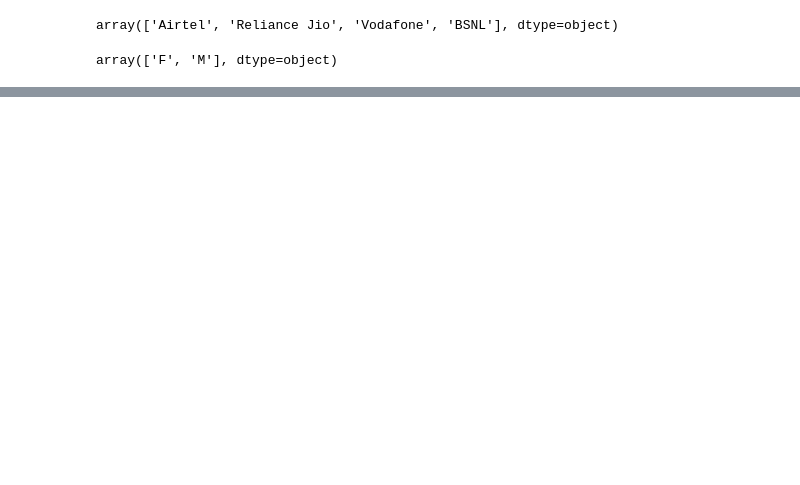
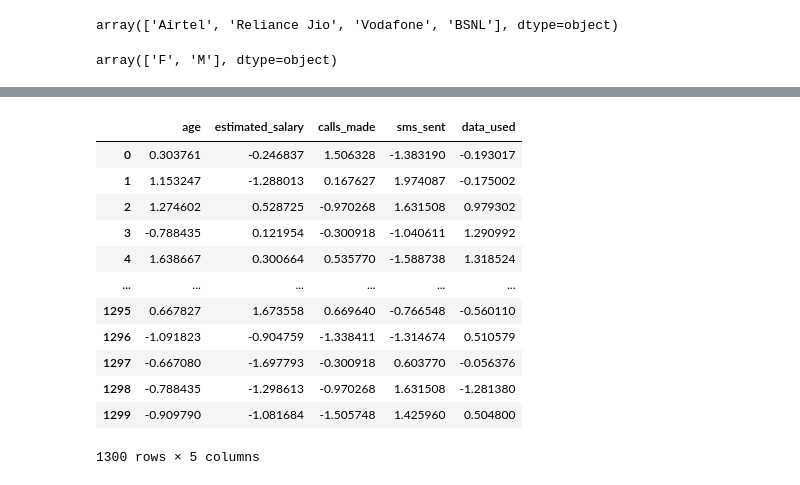
Before and after one commit to Nishchaypat/Fun-DS, a Jupyter notebook: HW2_template.ipynb, the cells around one changed output, grey strips where cells are left out. Saved outputs shown, nothing was run; the diff lists cells and outputs as text; code cells hidden in the pictures; blank space fills up the shorter version.

```diff
--- a/HW2_template.ipynb
+++ b/HW2_template.ipynb
@@ -118,0 +127,2 @@ array(['F', 'M'], dtype=object)
+# %%
+X_test_scaled = X_test.drop(columns=['telecom_partner', 'city', 'gender', 'num_dependents'])
@@ -118,0 +161,18 @@ array(['F', 'M'], dtype=object)
+# %%
+X_test_scaled = scaler.transform(X_test_scaled)
+X_test_scaled = pd.DataFrame(X_test_scaled, columns=X_train_scaled_columns)
+X_test_scaled
+# %% [output]
+|  | age | estimated_salary | calls_made | sms_sent | data_used |
+| 0 | 0.303761 | -0.246837 | 1.506328 | -1.383190 | -0.193017 |
+| 1 | 1.153247 | -1.288013 | 0.167627 | 1.974087 | -0.175002 |
+| 2 | 1.274602 | 0.528725 | -0.970268 | 1.631508 | 0.979302 |
+| 3 | -0.788435 | 0.121954 | -0.300918 | -1.040611 | 1.290992 |
+| 4 | 1.638667 | 0.300664 | 0.535770 | -1.588738 | 1.318524 |
+| ... | ... | ... | ... | ... | ... |
+| 1295 | 0.667827 | 1.673558 | 0.669640 | -0.766548 | -0.560110 |
+| 1296 | -1.091823 | -0.904759 | -1.338411 | -1.314674 | 0.510579 |
+| 1297 | -0.667080 | -1.697793 | -0.300918 | 0.603770 | -0.056376 |
+| 1298 | -0.788435 | -1.298613 | -0.970268 | 1.631508 | -1.281380 |
+| 1299 | -0.909790 | -1.081684 | -1.505748 | 1.425960 | 0.504800 |
+1300 rows × 5 columns
```
Also changed, not shown: parts of 31 cells of this notebook.
